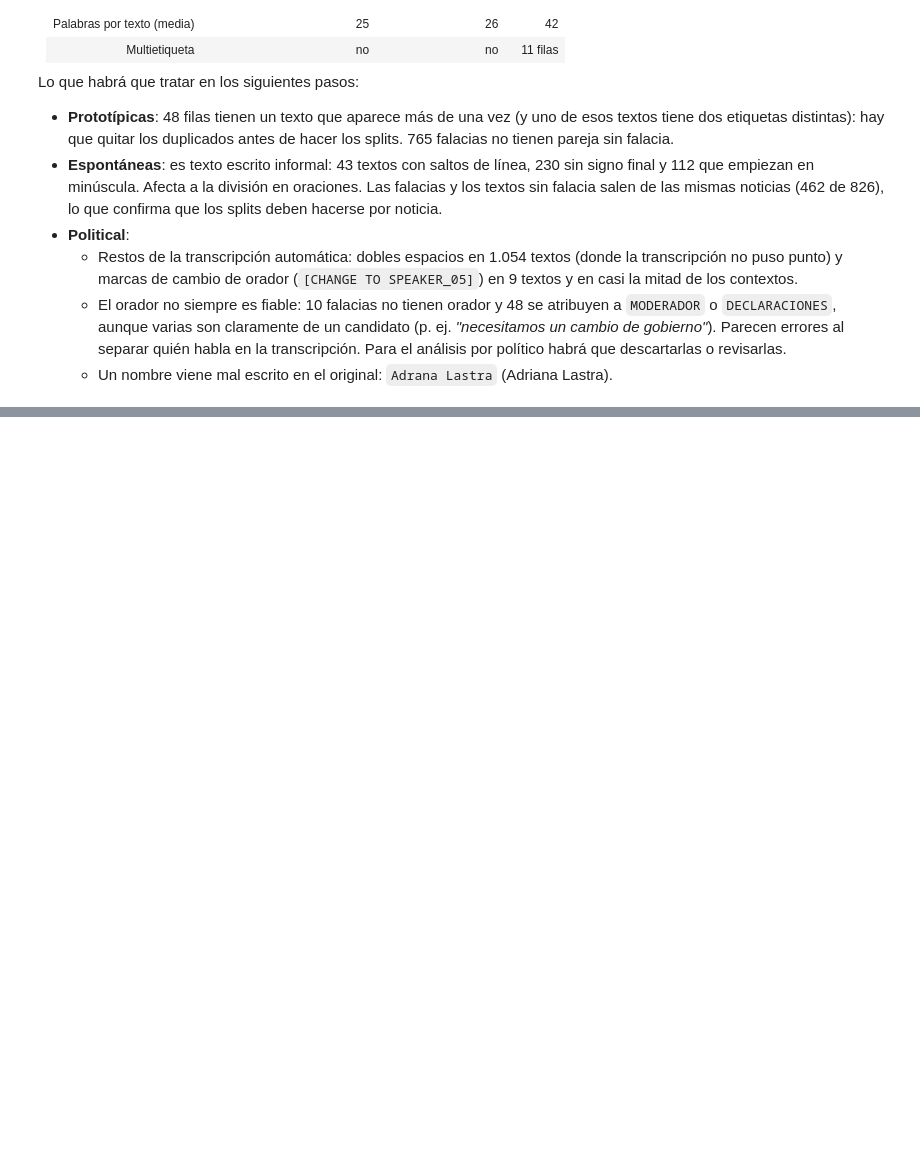
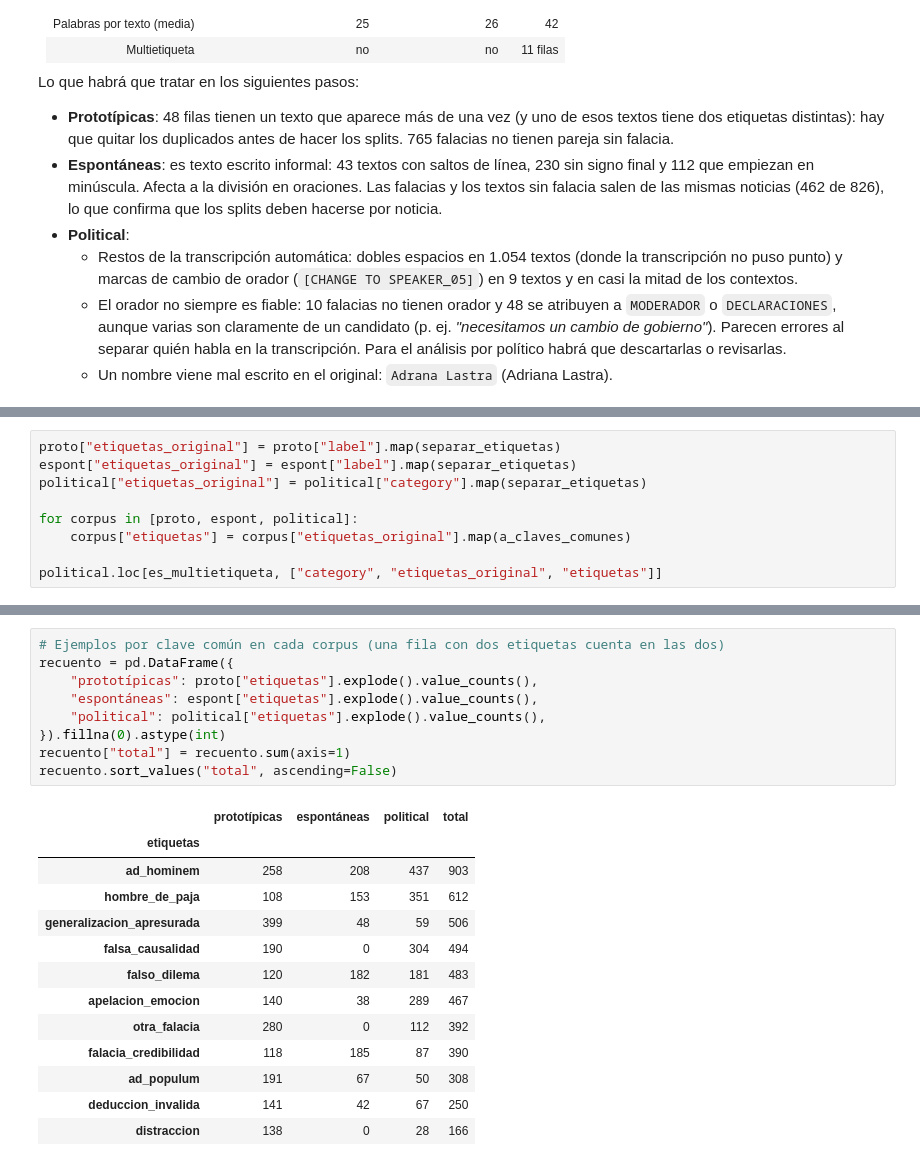
Before and after one commit to AlvarodelaHerran/detector_falacias_contradicciones, a Jupyter notebook: E2/01_fallacyes.ipynb, the cells around one changed output, grey strips where cells are left out. Cells and saved outputs as stored; diff of their text form; blank space fills up the shorter version.

Commit message:
data cleaning de los datos de fallacyes

```diff
--- a/E2/01_fallacyes.ipynb
+++ b/E2/01_fallacyes.ipynb
@@ -440,0 +520,9 @@ Lo que habrá que tratar en los siguientes pasos:
+# %%
+proto["etiquetas_original"] = proto["label"].map(separar_etiquetas)
+espont["etiquetas_original"] = espont["label"].map(separar_etiquetas)
+political["etiquetas_original"] = political["category"].map(separar_etiquetas)
+
+for corpus in [proto, espont, political]:
+    corpus["etiquetas"] = corpus["etiquetas_original"].map(a_claves_comunes)
+
+political.loc[es_multietiqueta, ["category", "etiquetas_original", "etiquetas"]]
@@ -440,0 +542,23 @@ Lo que habrá que tratar en los siguientes pasos:
+# %%
+# Ejemplos por clave común en cada corpus (una fila con dos etiquetas cuenta en las dos)
+recuento = pd.DataFrame({
+    "prototípicas": proto["etiquetas"].explode().value_counts(),
+    "espontáneas": espont["etiquetas"].explode().value_counts(),
+    "political": political["etiquetas"].explode().value_counts(),
+}).fillna(0).astype(int)
+recuento["total"] = recuento.sum(axis=1)
+recuento.sort_values("total", ascending=False)
+# %% [output]
+|  | prototípicas | espontáneas | political | total |
+| etiquetas |  |  |  |  |
+| ad_hominem | 258 | 208 | 437 | 903 |
+| hombre_de_paja | 108 | 153 | 351 | 612 |
+| generalizacion_apresurada | 399 | 48 | 59 | 506 |
+| falsa_causalidad | 190 | 0 | 304 | 494 |
+| falso_dilema | 120 | 182 | 181 | 483 |
+| apelacion_emocion | 140 | 38 | 289 | 467 |
+| otra_falacia | 280 | 0 | 112 | 392 |
+| falacia_credibilidad | 118 | 185 | 87 | 390 |
+| ad_populum | 191 | 67 | 50 | 308 |
+| deduccion_invalida | 141 | 42 | 67 | 250 |
+| distraccion | 138 | 0 | 28 | 166 |
```
Also changed, not shown: parts of 26 cells of this notebook.
